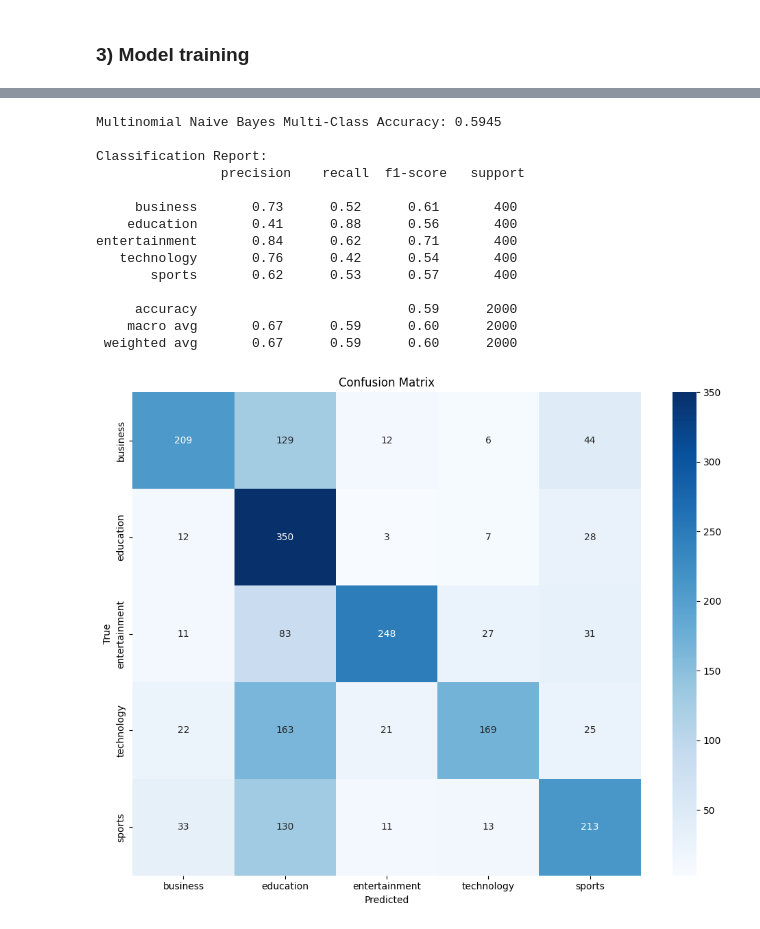
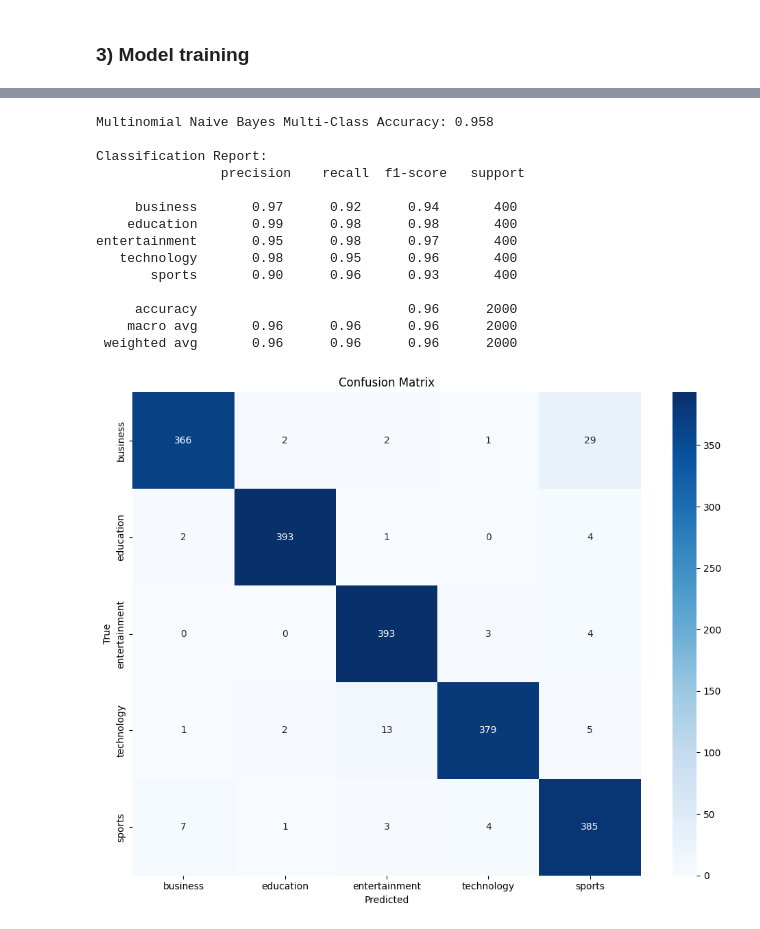
Before and after one commit to MT-Maverick/Explora_AI_Team_14_Classification_Project, a Jupyter notebook: Streamlit/notebook.ipynb, the cells around one changed output, grey strips where cells are left out. Saved outputs shown, nothing was run; the diff lists cells and outputs as text; code cells hidden in the pictures.

```diff
--- a/Streamlit/notebook.ipynb
+++ b/Streamlit/notebook.ipynb
@@ -49,11 +49,11 @@ def remove_punctuation_numbers_and_stopwords(text):
 
     pun_nums = string.punctuation + "0123456789"
     stop_words = set(stopwords.words('english'))
-
+    set_to_remove = stop_words.union(set(pun_nums))
     word_tokens = word_tokenize(text)   #Tokenize text to find stopwords more easily
 
-    filterd_text = " ".join([w for w in word_tokens if w not in (stop_words and pun_nums) and char.is])
+    filterd_text = " ".join([w for w in word_tokens if w not in set_to_remove])
 
-    second_check = re.sub(r'[^\w\s]','',filterd_text)
+    second_check = re.sub(r'\d','',filterd_text)
 
     return second_check
@@ -93,12 +91,11 @@ y_train.shape
 """
 Here we format our featurs:
 
-Since CountVectorizer has a paramenter for stopwords, we dont need to implement a method
-to identify them.
+we implement the TfidfVectorizer
 
 """
 def vectorize_data(column):
-    vect = CountVectorizer(stop_words=stopwords.words('english'),min_df=0.05)
+    vect = CountVectorizer(stop_words='english',min_df=0.01)
     X_train = vect.fit_transform(train_df[column]).toarray()       #we use .toarray() to convert the matrix into a numpy array
     X_test = vect.transform(test_df[column]).toarray()
     vocabulary = vect.get_feature_names_out()
@@ -207,41 +187,41 @@ def fit_multinomial_nb_multiclass(X_train, y_train, X_test, y_test, class_names=
     accuracy = accuracy_score(y_test, y_pred)
 
     # Generate confusion matrix
     cm = confusion_matrix(y_test, y_pred)
 
     # Create a figure for the confusion matrix
     confusion_matrix_fig = plt.figure(figsize=(10, 8))  # Increased size for potentially more classes
 
     sns.heatmap(cm, annot=True, fmt="d", cmap="Blues", xticklabels=class_names, yticklabels=class_names)
     plt.xlabel("Predicted")
     plt.ylabel("True")
     plt.title("Confusion Matrix")
     plt.tight_layout()
 
     # Generate classification report
     classification_report_str = classification_report(y_test, y_pred, target_names=class_names)
 
     return nb_model, confusion_matrix_fig, accuracy, classification_report_str
 
 
 class_names = y_test.unique()
-nb_model, nb_graph, nb_accuracy, nb_report = fit_multinomial_nb_multiclass(X_headlines_train, y_train, X_headlines_test, y_test, class_names=class_names)
+nb_model, nb_graph, nb_accuracy, nb_report = fit_multinomial_nb_multiclass(X_content_train, y_train, X_content_test, y_test, class_names=class_names)
 
 print('Multinomial Naive Bayes Multi-Class Accuracy:', nb_accuracy)
 print("\nClassification Report:\n", nb_report)
 # %% [output]
-Multinomial Naive Bayes Multi-Class Accuracy: 0.5945
+Multinomial Naive Bayes Multi-Class Accuracy: 0.958
 
 Classification Report:
                 precision    recall  f1-score   support
 
-     business       0.73      0.52      0.61       400
-    education       0.41      0.88      0.56       400
-entertainment       0.84      0.62      0.71       400
-   technology       0.76      0.42      0.54       400
-       sports       0.62      0.53      0.57       400
+     business       0.97      0.92      0.94       400
+    education       0.99      0.98      0.98       400
+entertainment       0.95      0.98      0.97       400
+   technology       0.98      0.95      0.96       400
+       sports       0.90      0.96      0.93       400
 
-     accuracy                           0.59      2000
-    macro avg       0.67      0.59      0.60      2000
- weighted avg       0.67      0.59      0.60      2000
+     accuracy                           0.96      2000
+    macro avg       0.96      0.96      0.96      2000
+ weighted avg       0.96      0.96      0.96      2000
-[figure, old version]
+[figure, new version]
```
Also changed, not shown: parts of 6 cells of this notebook.
